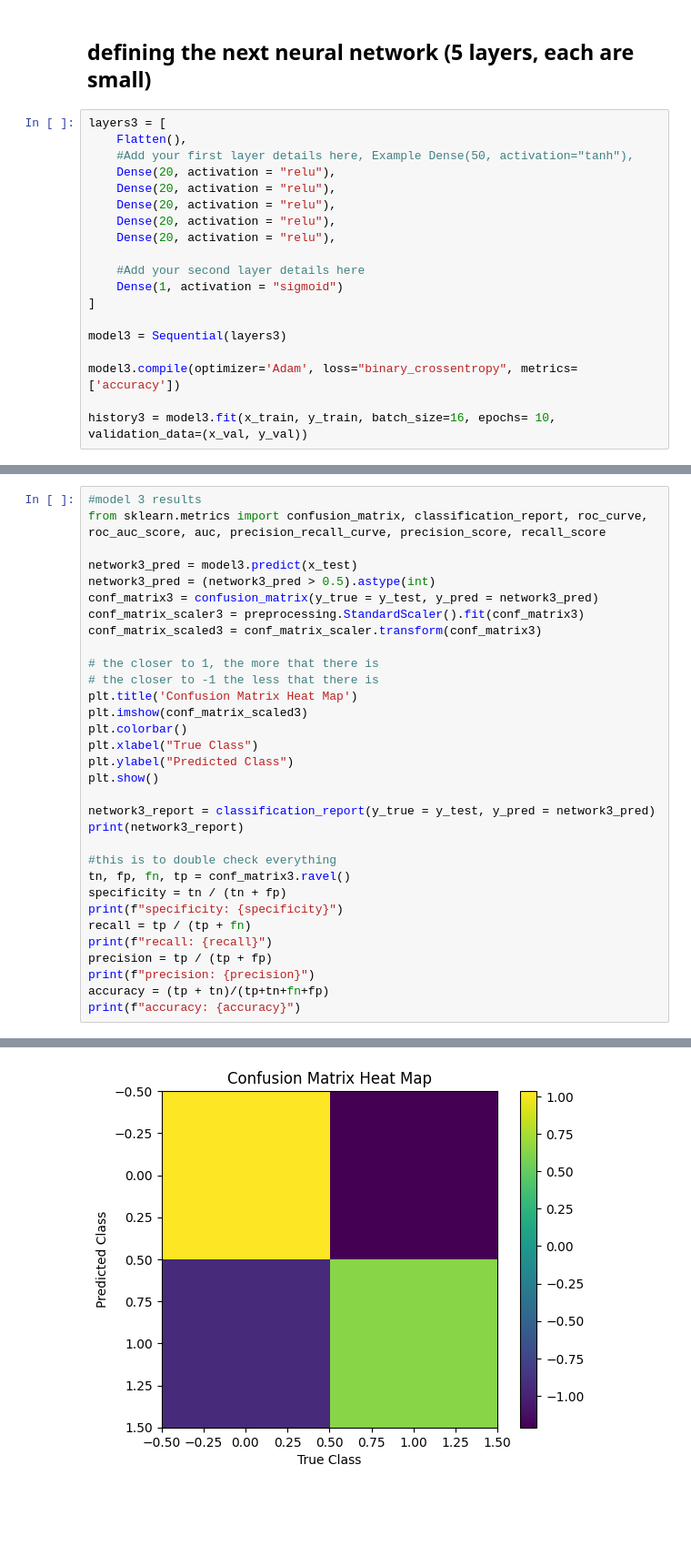
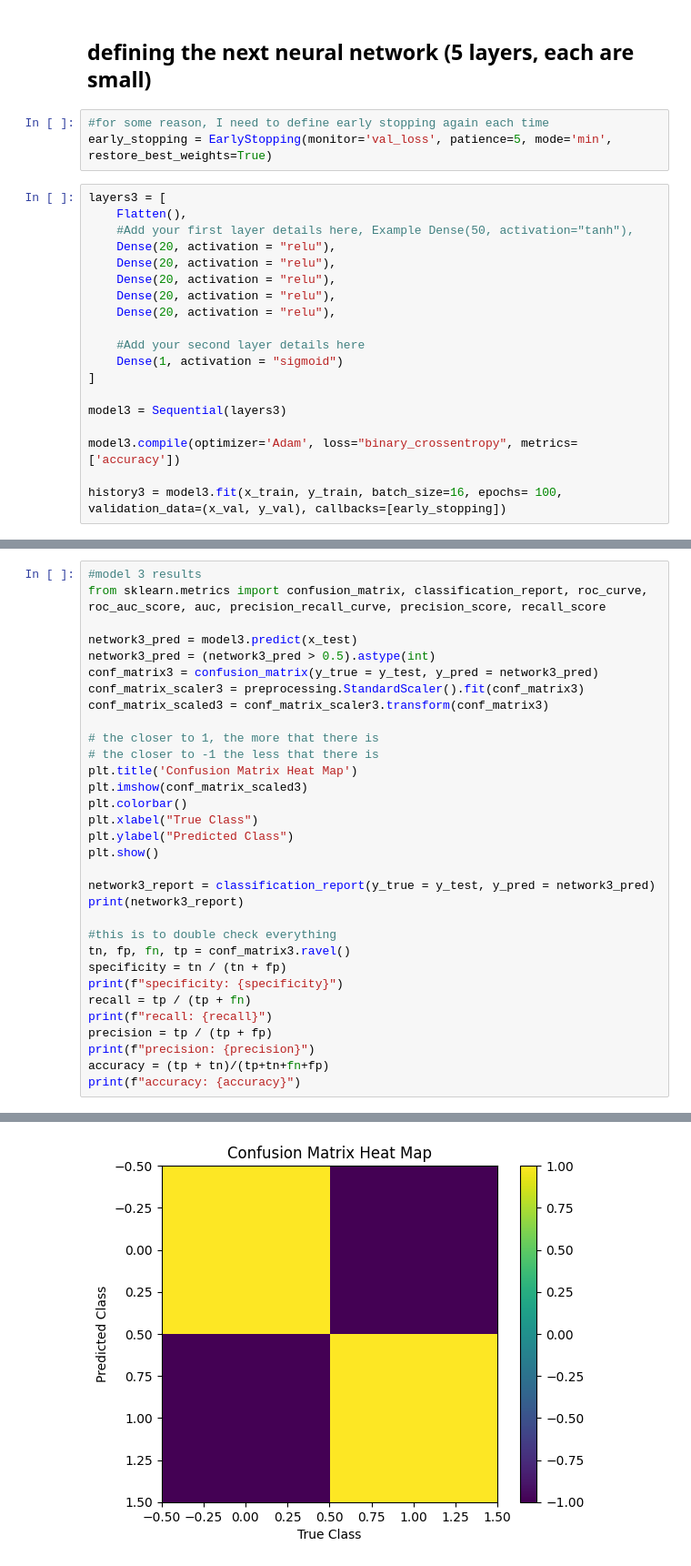
Before and after one commit to iansargent/CS3540-Final-Project, a Jupyter notebook: NeuralNetwork.ipynb, the cells around one changed output, grey strips where cells are left out. Shown: that part at 91% size. Saved outputs shown, nothing was run; the diff lists cells and outputs as text; blank space fills up the shorter version.

Commit message:
Added early stopping to the Neural Networks

```diff
--- a/NeuralNetwork.ipynb
+++ b/NeuralNetwork.ipynb
@@ -272,5 +275,8 @@ accuracy: 0.9498327759197325
 # %% [markdown]
 ## defining the next neural network (5 layers, each are small)
+# %%
+#for some reason, I need to define early stopping again each time
+early_stopping = EarlyStopping(monitor='val_loss', patience=5, mode='min', restore_best_weights=True)
 # %%
 layers3 = [
     Flatten(),
@@ -289,5 +295,5 @@ model3 = Sequential(layers3)
 
 model3.compile(optimizer='Adam', loss="binary_crossentropy", metrics=['accuracy'])
 
-history3 = model3.fit(x_train, y_train, batch_size=16, epochs= 10, validation_data=(x_val, y_val))
+history3 = model3.fit(x_train, y_train, batch_size=16, epochs= 100, validation_data=(x_val, y_val), callbacks=[early_stopping])
 # %% [output]
@@ -326,7 +329,7 @@ network3_pred = model3.predict(x_test)
 network3_pred = (network3_pred > 0.5).astype(int)
 conf_matrix3 = confusion_matrix(y_true = y_test, y_pred = network3_pred)
 conf_matrix_scaler3 = preprocessing.StandardScaler().fit(conf_matrix3)
-conf_matrix_scaled3 = conf_matrix_scaler.transform(conf_matrix3)
+conf_matrix_scaled3 = conf_matrix_scaler3.transform(conf_matrix3)
 
 # the closer to 1, the more that there is
 # the closer to -1 the less that there is
@@ -355,3 +358,3 @@ print(f"accuracy: {accuracy}")
-[figure, old version]
+[figure, new version]
               precision    recall  f1-score   support
 
```
Also changed, not shown: parts of 16 cells of this notebook.
